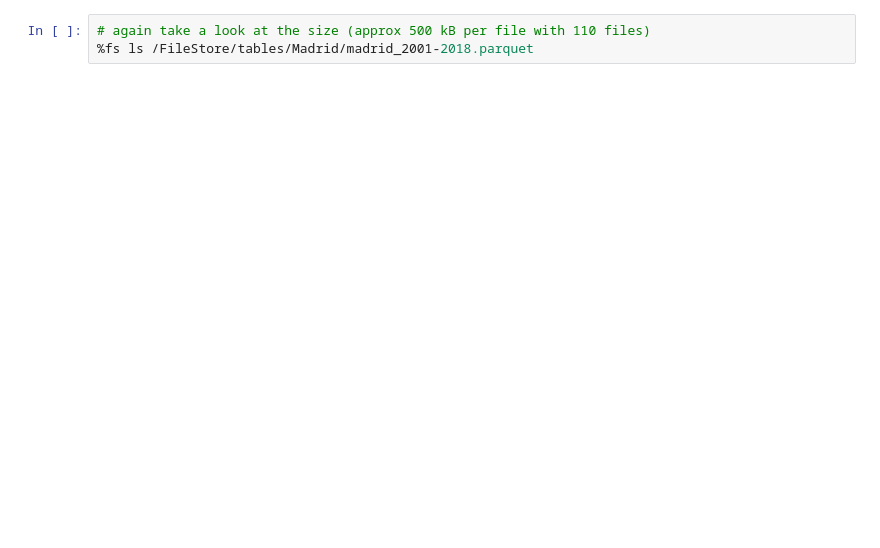
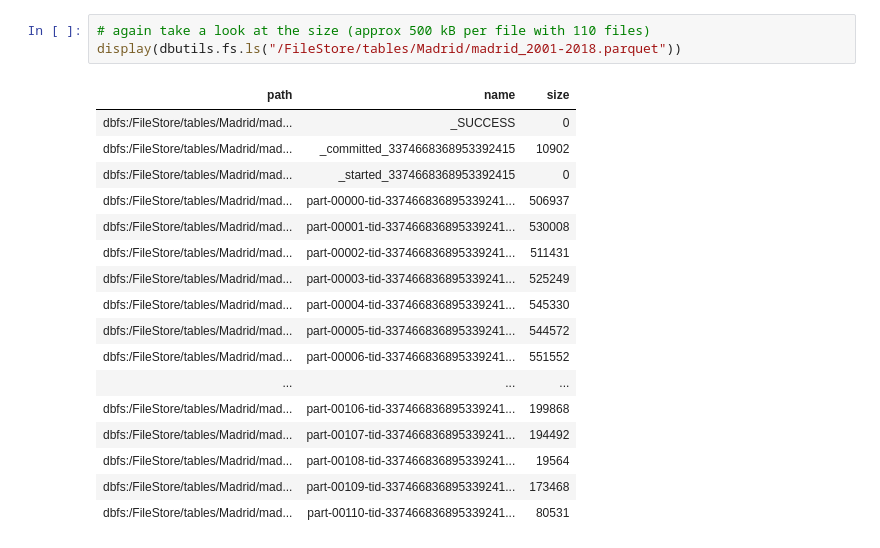
Before and after one commit to TSchiefer/IE_BigData_Project, a Jupyter notebook: Madrid-final_2019_01_12.ipynb, the cells around one changed output. Cells and saved outputs as stored; diff of their text form; blank space fills up the shorter version.

```diff
--- a/Madrid-final_2019_01_12.ipynb
+++ b/Madrid-final_2019_01_12.ipynb
@@ -183,6 +259,24 @@ air_df_new.write.parquet("/FileStore/tables/Madrid/madrid_2001-2018.parquet")
 # %%
 # again take a look at the size (approx 500 kB per file with 110 files)
-%fs ls /FileStore/tables/Madrid/madrid_2001-2018.parquet
+display(dbutils.fs.ls("/FileStore/tables/Madrid/madrid_2001-2018.parquet"))
+# %% [output]
+| path | name | size |
+| dbfs:/FileStore/tables/Madrid/mad... | _SUCCESS | 0 |
+| dbfs:/FileStore/tables/Madrid/mad... | _committed_3374668368953392415 | 10902 |
+| dbfs:/FileStore/tables/Madrid/mad... | _started_3374668368953392415 | 0 |
+| dbfs:/FileStore/tables/Madrid/mad... | part-00000-tid-337466836895339241... | 506937 |
+| dbfs:/FileStore/tables/Madrid/mad... | part-00001-tid-337466836895339241... | 530008 |
+| dbfs:/FileStore/tables/Madrid/mad... | part-00002-tid-337466836895339241... | 511431 |
+| dbfs:/FileStore/tables/Madrid/mad... | part-00003-tid-337466836895339241... | 525249 |
+| dbfs:/FileStore/tables/Madrid/mad... | part-00004-tid-337466836895339241... | 545330 |
+| dbfs:/FileStore/tables/Madrid/mad... | part-00005-tid-337466836895339241... | 544572 |
+| dbfs:/FileStore/tables/Madrid/mad... | part-00006-tid-337466836895339241... | 551552 |
+| ... | ... | ... |
+| dbfs:/FileStore/tables/Madrid/mad... | part-00106-tid-337466836895339241... | 199868 |
+| dbfs:/FileStore/tables/Madrid/mad... | part-00107-tid-337466836895339241... | 194492 |
+| dbfs:/FileStore/tables/Madrid/mad... | part-00108-tid-337466836895339241... | 19564 |
+| dbfs:/FileStore/tables/Madrid/mad... | part-00109-tid-337466836895339241... | 173468 |
+| dbfs:/FileStore/tables/Madrid/mad... | part-00110-tid-337466836895339241... | 80531 |
 # %%
 # read Parquet file
 # weatherP = spark.read.parquet("/FileStore/tables/Madrid/weather.parquet")
```
Also changed, not shown: parts of 72 cells of this notebook.
